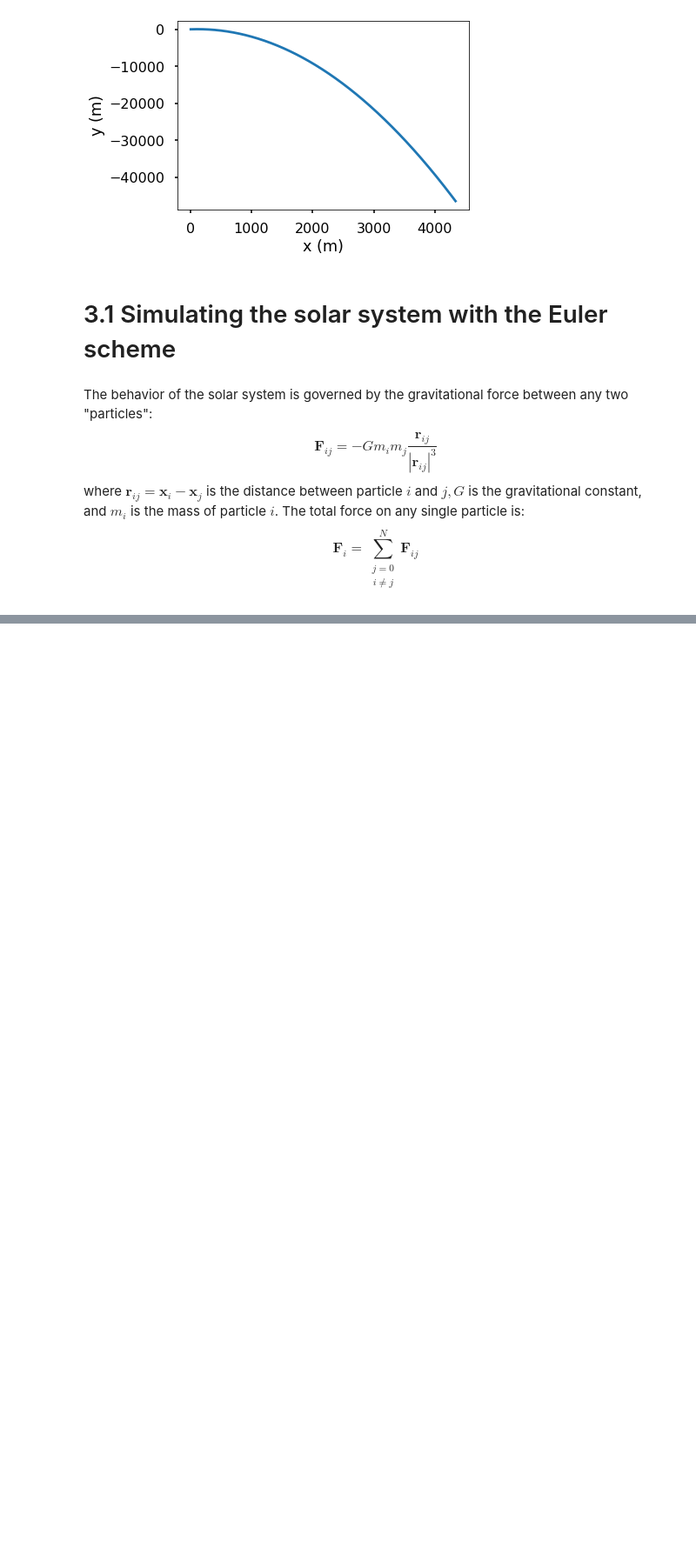
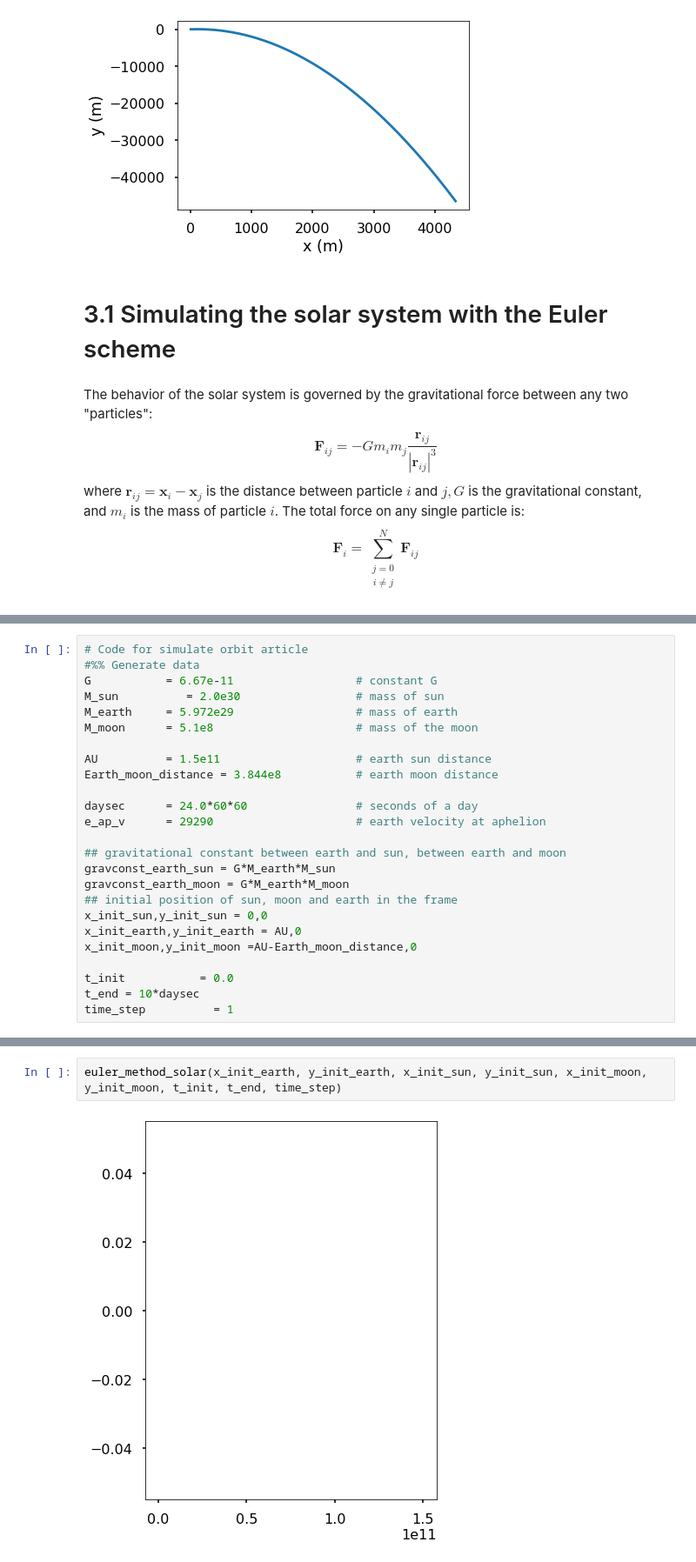
Before and after one commit to TeinkBR/Simulation-Physics-Course, a Jupyter notebook: Simulation_Physics_Work_sheet_1.ipynb, the cells around one changed output, grey strips where cells are left out. Shown at 87% size. Cells and saved outputs as stored; diff of their text form; blank space fills up the shorter version.

```diff
--- a/Simulation_Physics_Work_sheet_1.ipynb
+++ b/Simulation_Physics_Work_sheet_1.ipynb
@@ -274,0 +132,25 @@ StopIteration
+# %%
+# Code for simulate orbit article
+#%% Generate data
+G           = 6.67e-11                  # constant G
+M_sun          = 2.0e30                 # mass of sun
+M_earth     = 5.972e29                  # mass of earth
+M_moon      = 5.1e8                     # mass of the moon
+
+AU          = 1.5e11                    # earth sun distance
+Earth_moon_distance = 3.844e8           # earth moon distance
+
+daysec      = 24.0*60*60                # seconds of a day
+e_ap_v      = 29290                     # earth velocity at aphelion
+
+## gravitational constant between earth and sun, between earth and moon
+gravconst_earth_sun = G*M_earth*M_sun
+gravconst_earth_moon = G*M_earth*M_moon
+## initial position of sun, moon and earth in the frame
+x_init_sun,y_init_sun = 0,0
+x_init_earth,y_init_earth = AU,0
+x_init_moon,y_init_moon =AU-Earth_moon_distance,0
+
+t_init           = 0.0
+t_end = 10*daysec
+time_step          = 1
@@ -274,0 +275,4 @@ StopIteration
+# %%
+euler_method_solar(x_init_earth, y_init_earth, x_init_sun, y_init_sun, x_init_moon, y_init_moon, t_init, t_end, time_step)
+# %% [output]
+[figure, added]
```
Also changed, not shown: parts of 2 cells of this notebook.
